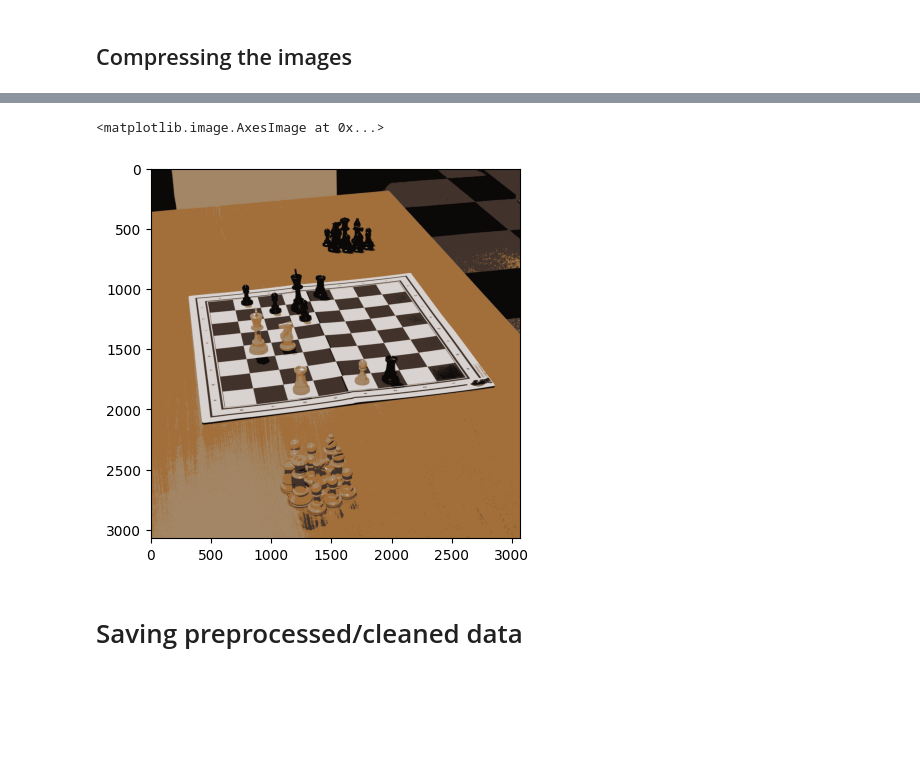
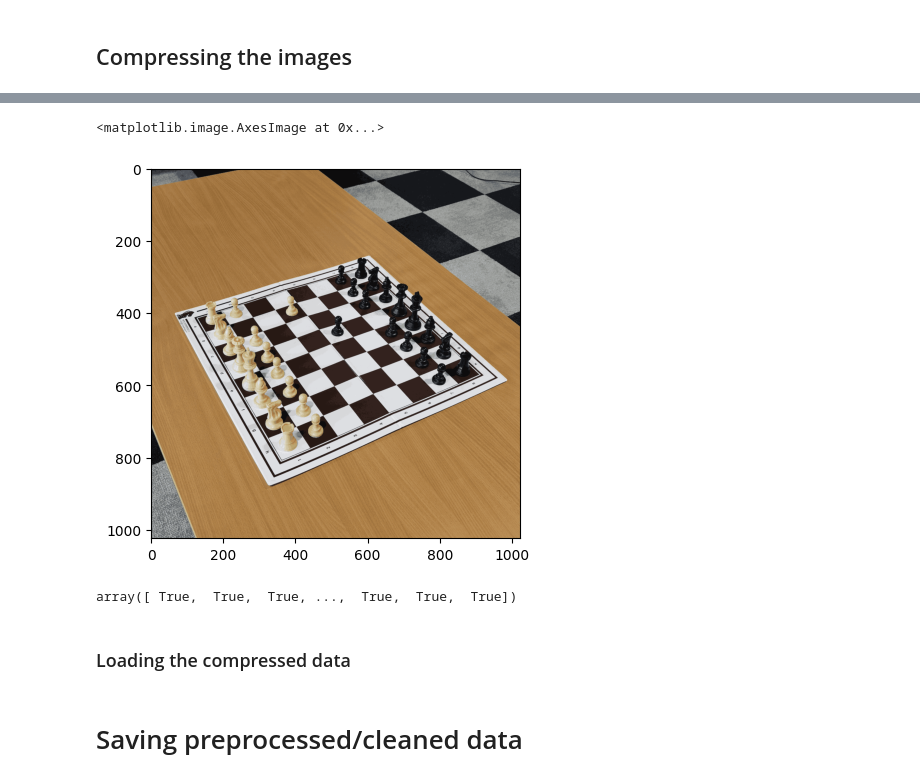
Before and after one commit to Kamiel27/chess_winner, a Jupyter notebook: notebook/ir_preprocess.ipynb, the cells around one changed output, grey strips where cells are left out. Cells and saved outputs as stored; diff of their text form; code cells hidden in the pictures; blank space fills up the shorter version.

```diff
--- a/notebook/ir_preprocess.ipynb
+++ b/notebook/ir_preprocess.ipynb
@@ -375,2 +408,7 @@ KMeans(n_clusters=2).fit(float_cv_reshaped).inertia_
+# %%
+image_test = dir_0_list[0][0]/255
+im_dim = image_test.shape
+# %%
+float_cv_reshaped = image_test.reshape((im_dim[0]*im_dim[1], im_dim[2]))
 # %%
 # Apply the elbow method to find the optimal number of clusters.
@@ -386,2 +424,2 @@ From the elbow method, we decide to compress chess game images into 5 color clus
 # %%
-zip_model = KMeans(n_clusters=5).fit(float_cv_reshaped)
+zip_model = KMeans(n_clusters=30).fit(float_cv_reshaped)
@@ -388,3 +430,3 @@ zip_model = KMeans(n_clusters=5).fit(float_cv_reshaped)
 # %%
 X_compressed = np.array([zip_model.cluster_centers_[i,:] for i in zip_model.labels_])
-X_compressed = X_compressed.astype("uint8")
+X_compressed
@@ -391,6 +441,11 @@ X_compressed = X_compressed.astype("uint8")
 # %%
-X_compressed = X_compressed.reshape(float_cv.shape)
+X_compressed = X_compressed.reshape(im_dim)
 plt.imshow(X_compressed)
 # %% [output]
 <matplotlib.image.AxesImage at 0x...>
-[figure, old version]
+[figure, new version]
+# %%
+X_prediction = zip_model.predict(float_cv_reshaped)
+X_prediction == zip_model.labels_
+# %% [output]
+array([ True,  True,  True, ...,  True,  True,  True])
@@ -396,0 +458,2 @@ plt.imshow(X_compressed)
+# %% [markdown]
+### Loading the compressed data
```
Also changed, not shown: parts of 39 cells of this notebook, 1 other file.
